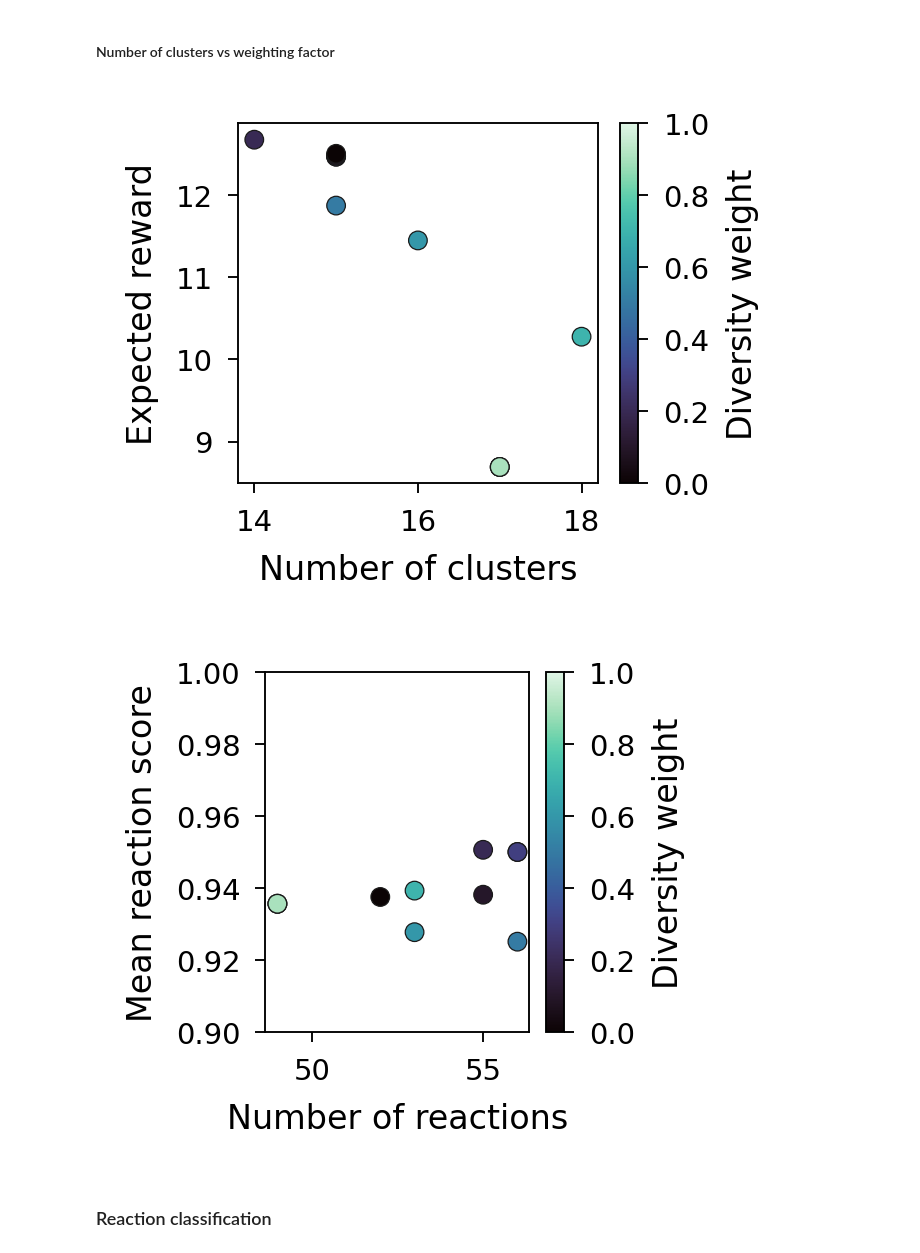
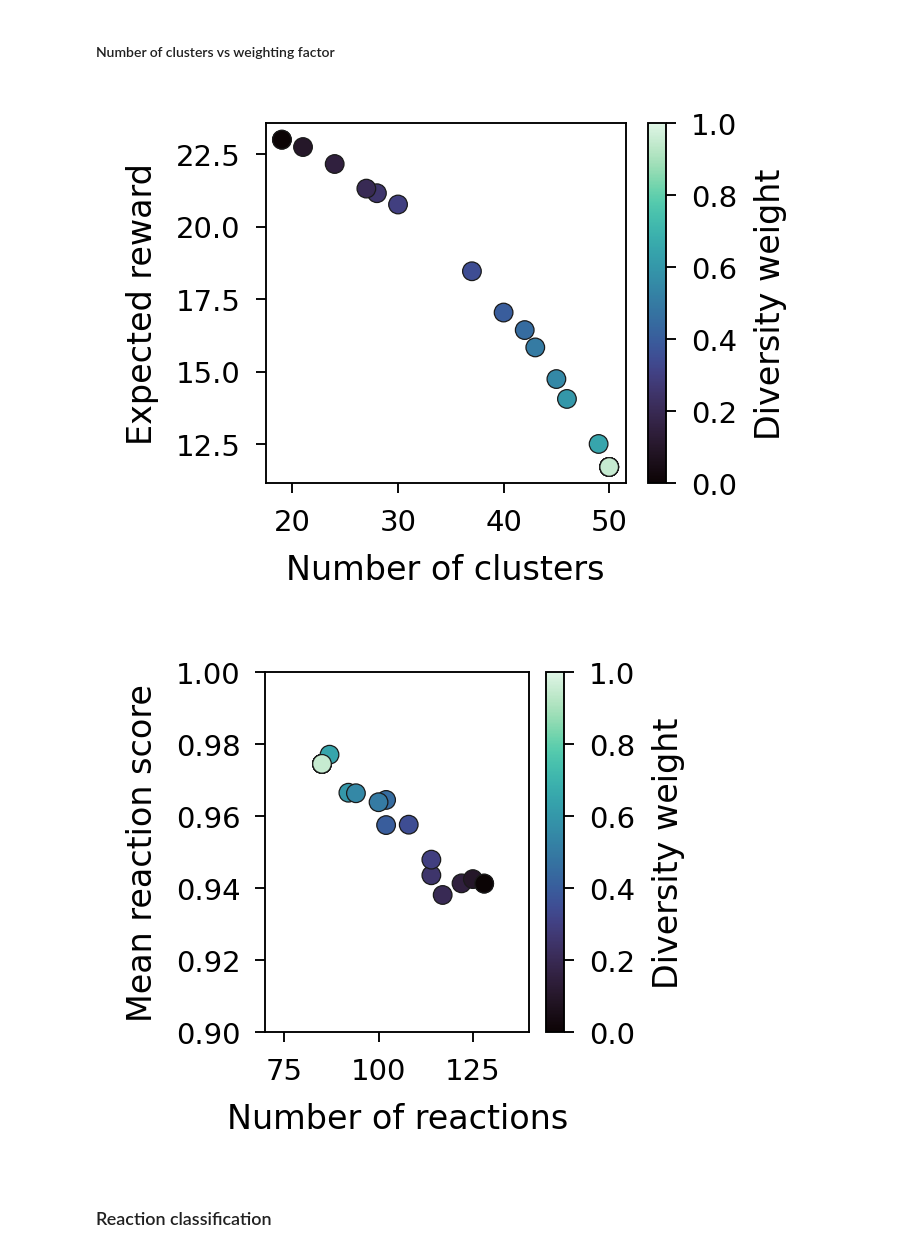
Before and after one commit to coleygroup/sparrow, a Jupyter notebook: examples/automoldesigner/figures/figures.ipynb, the cells around one changed output. Saved outputs shown, nothing was run; the diff lists cells and outputs as text; code cells hidden in the pictures.

```diff
--- a/examples/automoldesigner/figures/figures.ipynb
+++ b/examples/automoldesigner/figures/figures.ipynb
@@ -20,6 +20,18 @@ ftype = '.pdf'
 
 fig_dir = Path('figs')
 fig_dir.mkdir(exist_ok=True, parents=True)
+
+method_colors = {
+    'Nonlinear': sns.color_palette("mako", n_colors=10).as_hex()[8],
+    'Linear (iterative)': sns.color_palette("mako", n_colors=10).as_hex()[2],
+    'Common': sns.color_palette("mako", n_colors=10).as_hex()[4],
+}
+
+method_markers = {
+    'Nonlinear': 'v',
+    'Linear (iterative)': 'o',
+    'Common': 's',
+}
 # %% [markdown]
 ### Functions
 # %%
@@ -192,24 +213,22 @@ method_colors.update({
     'no_div': sns.color_palette("mako", n_colors=10).as_hex()[8],
 })
 
-target_df_clusters = pd.read_csv('../targets_similarity.csv')
+target_df = pd.read_csv('../targets.csv')
 
 # embed all (synthesizable by ASKCOS) targets
 from sparrow.utils import cluster_utils
 from rdkit import RDLogger
 RDLogger.DisableLog('rdApp.*')
 
-smi_to_fp = fp_featurizer(target_df_clusters.SMILES)
+smi_to_fp = fp_featurizer(target_df.SMILES)
 fps_all = np.array(list(smi_to_fp.values()))
 
 div_result_dir = Path('../../../results/automoldesigner_div')
 # %% [markdown]
 #### Visualization
 # %%
-with open(div_result_dir / 'weight_0' / 'solution' / 'solution_list_format.json', 'r') as f:
+with open(div_result_dir / 'weight_0' / 'BEST_SOLUTION' / 'solution_list_format.json', 'r') as f:
     sel_smis_0 = [e['smiles'] for e in json.load(f)['Targets']]
-# with open(Path('../../../results/automoldesigner_rxnconstr/bo_300') / 'BEST_SOLUTION' / 'solution_list_format.json', 'r') as f:
-#     sel_smis_0 = [e['smiles'] for e in json.load(f)['Targets']]
 
 with open(div_result_dir / 'weight_1.0' / 'solution' / 'solution_list_format.json', 'r') as f:
     sel_smis_1 = [e['smiles'] for e in json.load(f)['Targets']]
@@ -267,10 +286,13 @@ fighist.savefig(fig_dir/f'tanihist_{name}{ftype}',bbox_inches='tight', dpi=200,
 # %% [markdown]
 #### Number of clusters vs weighting factor
 # %%
-smi_to_cluster = {smi: c for smi, c in zip(target_df_clusters.SMILES, target_df_clusters.Cluster) }
+with open('clusters.json','r') as f:
+    clusters = json.load(f)
+
+smi_to_cluster = {smi: c for c, smis in clusters.items() for smi in smis }
 storage = []
 
-for res_dir in div_result_dir.glob('*'):
+for res_dir in div_result_dir.glob('weight*'):
 
     sol_folder = 'BEST_SOLUTION' if (res_dir / 'BEST_SOLUTION').exists() else 'solution'
 
@@ -299,27 +321,29 @@ cmap = sns.color_palette('mako', as_cmap=True)
 sm = plt.cm.ScalarMappable(cmap=cmap) # , norm=mpl.colors.Normalize())
 sns.scatterplot(data=df, ax=ax, x='Number of clusters', y='Expected reward', hue='Diversity weight',
                 hue_norm=sm.norm, palette=cmap, s=20, edgecolor='k', linewidth=0.3, legend=False)
+# ax.set_xlim([34.5, 46])
 plot_utils.set_size(1.5, 1.2, ax=ax)
 cbar = plt.colorbar(sm, ax = plt.gca())
 cbar.set_label('Diversity weight')
 fig.savefig(fig_dir/f'div1{ftype}',bbox_inches='tight', dpi=200, transparent=True)
 # %% [output]
-[figure, old version]
+[figure, new version]
 # %%
 fig, ax = plt.subplots(1,1)
 cmap = sns.color_palette('mako', as_cmap=True)
 sm = plt.cm.ScalarMappable(cmap=cmap) # , norm=mpl.colors.Normalize())
 sns.scatterplot(data=df, ax=ax, x='Number of reactions', y='Average reaction score', hue='Diversity weight',
                 hue_norm=sm.norm, palette=cmap, s=20, edgecolor='k', linewidth=0.3, legend=False)
 # ax.set_xlim([220, 280])
 ax.set_ylim([0.9, 1])
+ax.set_xlim([70, 140])
 plot_utils.set_size(1.1, 1.2, ax=ax)
 ax.set_ylabel('Mean reaction score')
 cbar = plt.colorbar(sm, ax = plt.gca())
 cbar.set_label('Diversity weight')
 fig.savefig(fig_dir/f'div2{ftype}',bbox_inches='tight', dpi=200, transparent=True)
 # %% [output]
-[figure, old version]
+[figure, new version]
 # %% [markdown]
 ### Reaction classification
 # %% [markdown]
```
Also changed, not shown: parts of 10 cells of this notebook.
